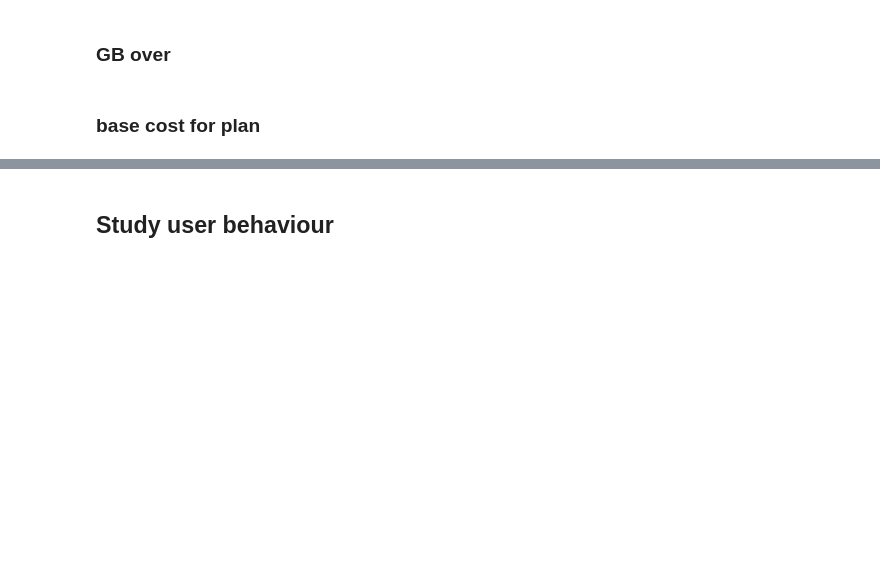
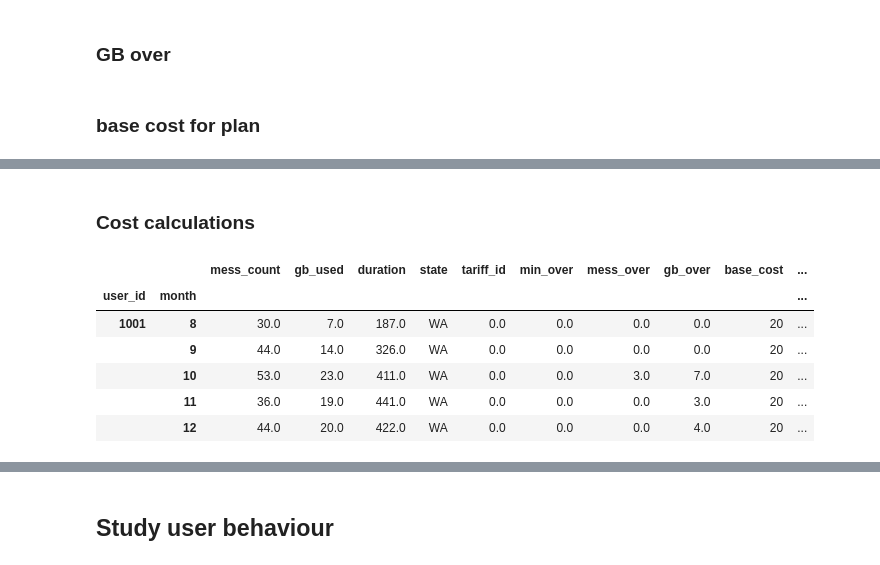
Before and after one commit to metanameEricRoss/MegaLines_Project, a Jupyter notebook: V1_MegaLines.ipynb, the cells around one changed output, grey strips where cells are left out. Saved outputs shown, nothing was run; the diff lists cells and outputs as text; code cells hidden in the pictures; blank space fills up the shorter version.

```diff
--- a/V1_MegaLines.ipynb
+++ b/V1_MegaLines.ipynb
@@ -526,3 +490,3 @@ ulti_gb_lim = 30.72
 # %%
-stats_surf = monthly_stats.query('plan == 0').copy()
-stats_ulti = monthly_stats.query('plan == 1').copy()
+stats_surf = monthly_stats.query('tariff_id == 0').copy()
+stats_ulti = monthly_stats.query('tariff_id == 1').copy()
@@ -531,6 +497,6 @@ stats_ulti = monthly_stats.query('plan == 1').copy()
 # %%
-stats_surf.loc[:, 'min_over'] = stats_surf['monthly_duration'] - surf_mins_lim
-stats_ulti.loc[:, 'min_over'] = stats_ulti['monthly_duration'] - ulti_mins_lim
+stats_surf.loc[:, 'min_over'] = stats_surf['duration'] - surf_mins_lim
+stats_ulti.loc[:, 'min_over'] = stats_ulti['duration'] - ulti_mins_lim
 
 stats_surf.loc[stats_surf['min_over'] < 0, 'min_over'] = 0
 stats_ulti.loc[stats_ulti['min_over'] < 0, 'min_over'] = 0
@@ -539,14 +505,14 @@ stats_ulti.loc[stats_ulti['min_over'] < 0, 'min_over'] = 0
 # %%
-stats_surf.loc[:, 'mess_over'] = stats_surf['monthly_messages'] - surf_mess_lim
-stats_ulti.loc[:, 'mess_over'] = stats_ulti['monthly_messages'] - ulti_mess_lim
+stats_surf.loc[:, 'mess_over'] = stats_surf['mess_count'] - surf_mess_lim
+stats_ulti.loc[:, 'mess_over'] = stats_ulti['mess_count'] - ulti_mess_lim
 
 stats_surf.loc[stats_surf['mess_over'] < 0, 'mess_over'] = 0
 stats_ulti.loc[stats_ulti['mess_over'] < 0, 'mess_over'] = 0
 # %% [markdown]
 ### GB over
 # %%
-stats_surf.loc[:, 'gb_over'] = stats_surf['monthly_gb'] - surf_gb_lim
-stats_ulti.loc[:, 'gb_over'] = stats_ulti['monthly_gb'] - ulti_gb_lim
+stats_surf.loc[:, 'gb_over'] = stats_surf['gb_used'] - surf_gb_lim
+stats_ulti.loc[:, 'gb_over'] = stats_ulti['gb_used'] - ulti_gb_lim
 
 stats_surf.loc[stats_surf['gb_over'] < 0, 'gb_over'] = 0
 stats_ulti.loc[stats_ulti['gb_over'] < 0, 'gb_over'] = 0
@@ -593,0 +524,20 @@ user_month_min.head()
+# %% [markdown]
+### Cost calculations
+# %%
+stats_surf['min_costs'] = stats_surf['min_over'] * surf_min_overage
+
+stats_surf['mess_costs'] = stats_surf['mess_over'] * surf_mess_overage
+
+stats_surf['gb_costs'] = stats_surf['gb_over'] * surf_gb_overage
+
+stats_surf['monthly_cost'] = stats_surf[['base_cost', 'min_costs', 'mess_costs', 'gb_costs']].sum(axis=1)
+
+stats_surf.head()
+# %% [output]
+|  |  | mess_count | gb_used | duration | state | tariff_id | min_over | mess_over | gb_over | base_cost | ... |
+| user_id | month |  |  |  |  |  |  |  |  |  | ... |
+| 1001 | 8 | 30.0 | 7.0 | 187.0 | WA | 0.0 | 0.0 | 0.0 | 0.0 | 20 | ... |
+|  | 9 | 44.0 | 14.0 | 326.0 | WA | 0.0 | 0.0 | 0.0 | 0.0 | 20 | ... |
+|  | 10 | 53.0 | 23.0 | 411.0 | WA | 0.0 | 0.0 | 3.0 | 7.0 | 20 | ... |
+|  | 11 | 36.0 | 19.0 | 441.0 | WA | 0.0 | 0.0 | 0.0 | 3.0 | 20 | ... |
+|  | 12 | 44.0 | 20.0 | 422.0 | WA | 0.0 | 0.0 | 0.0 | 4.0 | 20 | ... |
```
Also changed, not shown: parts of 65 cells of this notebook, 3 other files.
